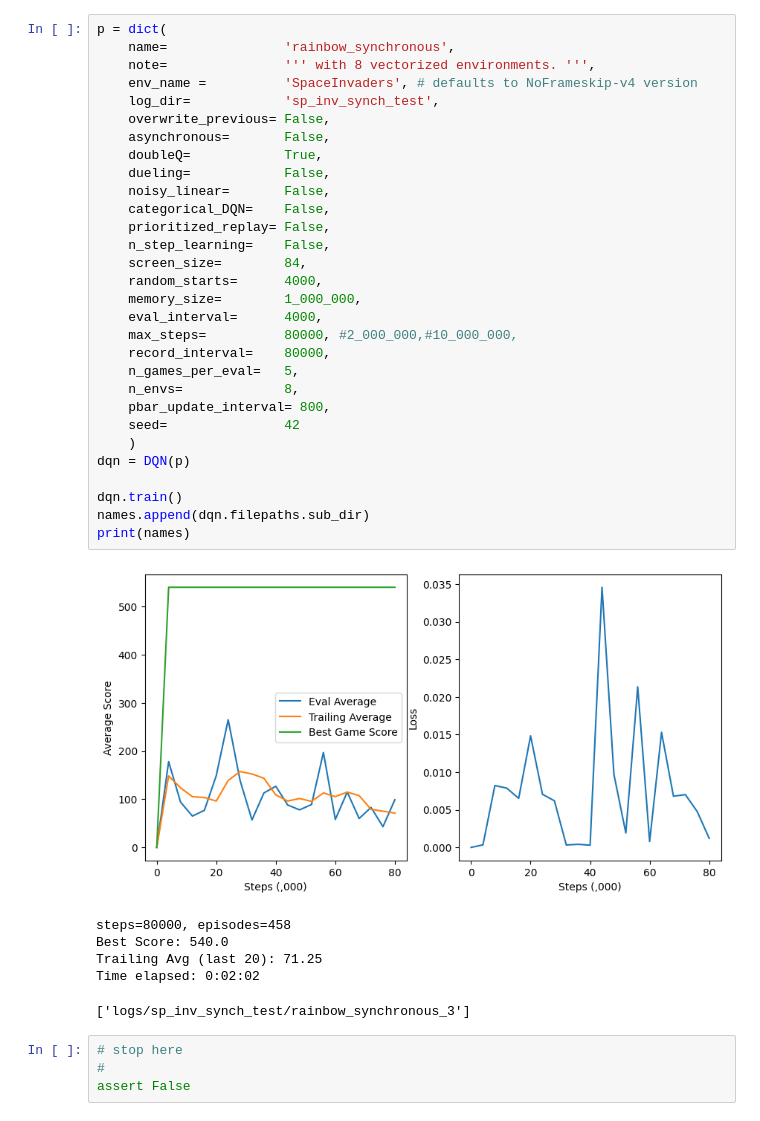
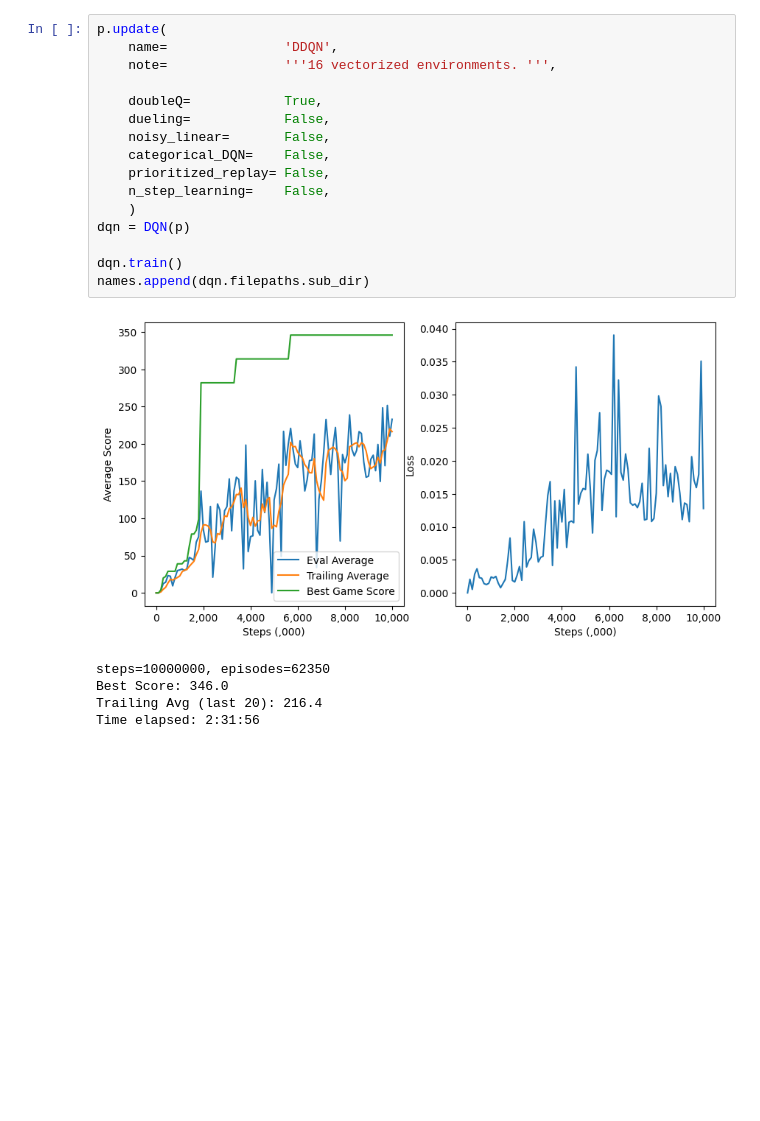
Before and after one commit to peterlasky/Rainbow_DQN, a Jupyter notebook: example.ipynb, the cells around one changed output. Saved outputs shown, nothing was run; the diff lists cells and outputs as text; blank space fills up the shorter version.

```diff
--- a/example.ipynb
+++ b/example.ipynb
@@ -6,42 +31,23 @@ names=[]
 # %%
-p = dict(
-    name=               'rainbow_synchronous',
-    note=               ''' with 8 vectorized environments. ''',
-    env_name =          'SpaceInvaders', # defaults to NoFrameskip-v4 version
-    log_dir=            'sp_inv_synch_test',
-    overwrite_previous= False,
-    asynchronous=       False,
+p.update(
+    name=               'DDQN',
+    note=               '''16 vectorized environments. ''',
+
     doubleQ=            True,
     dueling=            False,
     noisy_linear=       False,
     categorical_DQN=    False,
     prioritized_replay= False,
     n_step_learning=    False,
-    screen_size=        84,
-    random_starts=      4000,
-    memory_size=        1_000_000,
-    eval_interval=      4000,
-    max_steps=          80000, #2_000_000,#10_000_000,
-    record_interval=    80000,
-    n_games_per_eval=   5,
-    n_envs=             8,
-    pbar_update_interval= 800,
-    seed=               42
     )
 dqn = DQN(p)
 
 dqn.train()
 names.append(dqn.filepaths.sub_dir)
-print(names)
 # %% [output]
-[figure, old version]
+[figure, new version]
-steps=80000, episodes=458
-Best Score: 540.0
-Trailing Avg (last 20): 71.25
-Time elapsed: 0:02:02
+steps=10000000, episodes=62350
+Best Score: 346.0
+Trailing Avg (last 20): 216.4
+Time elapsed: 2:31:56
-['logs/sp_inv_synch_test/rainbow_synchronous_3']
-# %%
-# stop here
-#
-assert False
 # %%
```
Also changed, not shown: parts of 5 cells of this notebook, 6 other files.
